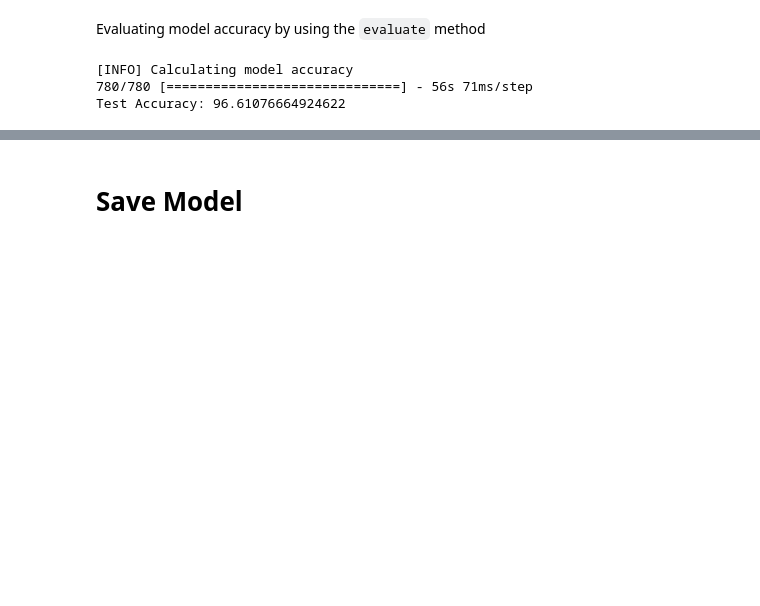
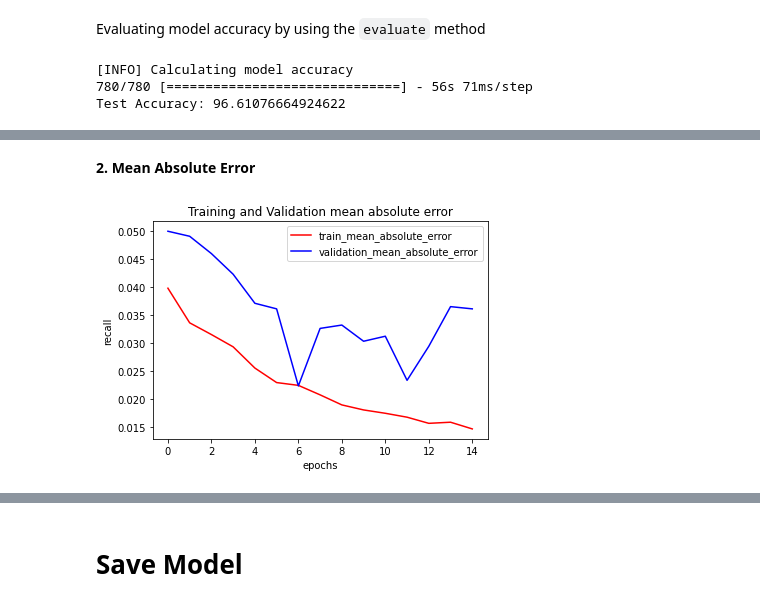
Before and after one commit to realmialam/Plant-Leaf-Disease-Detection, a Jupyter notebook: Plant_Leaf_Disease.ipynb, the cells around one changed output, grey strips where cells are left out. Saved outputs shown, nothing was run; the diff lists cells and outputs as text; code cells hidden in the pictures; blank space fills up the shorter version.

```diff
--- a/Plant_Leaf_Disease.ipynb
+++ b/Plant_Leaf_Disease.ipynb
@@ -350,0 +389,18 @@ Test Accuracy: 96.61076664924622
+# %% [markdown]
+**2. Mean Absolute Error**
+# %%
+# train mean absolute error
+mae1 = np.array([0.0398, 0.0336, 0.0315, 0.0293, 0.0255, 0.0229, 0.0224, 0.0207, 0.0189, 0.0180, 0.0174, 0.0167, 0.0156, 0.0158, 0.0146])
+# validation mean absolute error
+mae2 = np.array([0.0500, 0.0491, 0.0460, 0.0423, 0.0371, 0.0361, 0.0223, 0.0326, 0.0332, 0.0303, 0.0312, 0.0233, 0.0294, 0.0365, 0.0361])
+
+# plotting
+plt.plot(mae1, color = 'r', label = 'train_mean_absolute_error')
+plt.plot(mae2, color = 'b', label = 'validation_mean_absolute_error')
+plt.legend()
+plt.xlabel('epochs')
+plt.ylabel('recall')
+plt.title('Training and Validation mean absolute error')
+plt.show()
+# %% [output]
+[figure, added]
```
Also changed, not shown: parts of 38 cells of this notebook.
